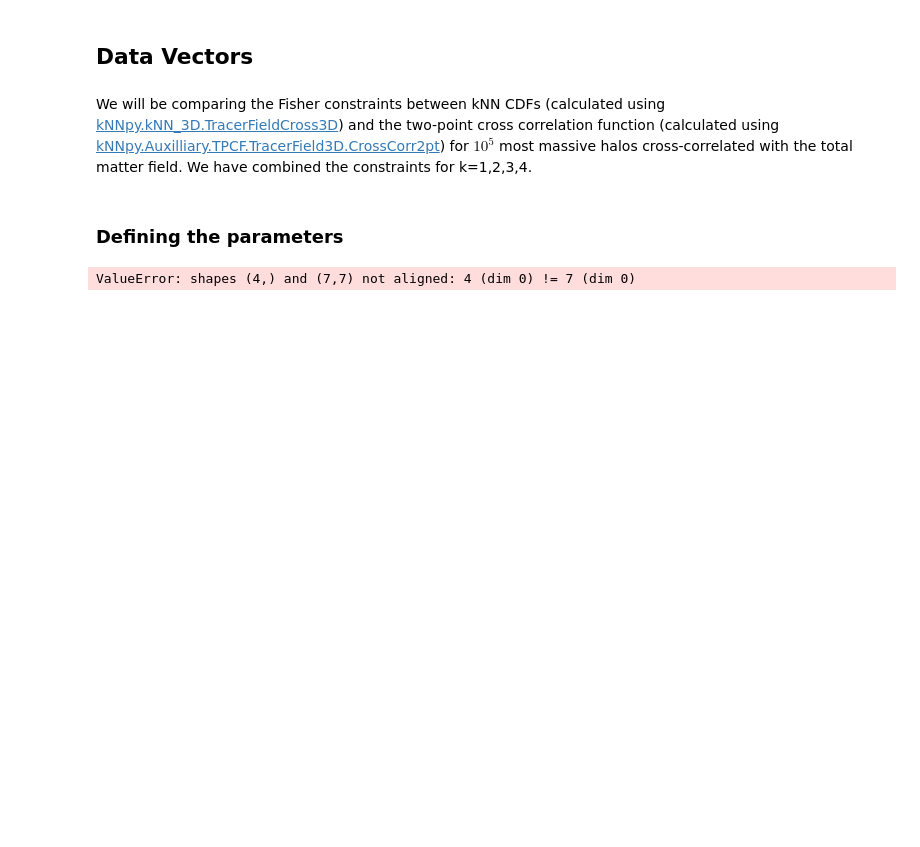
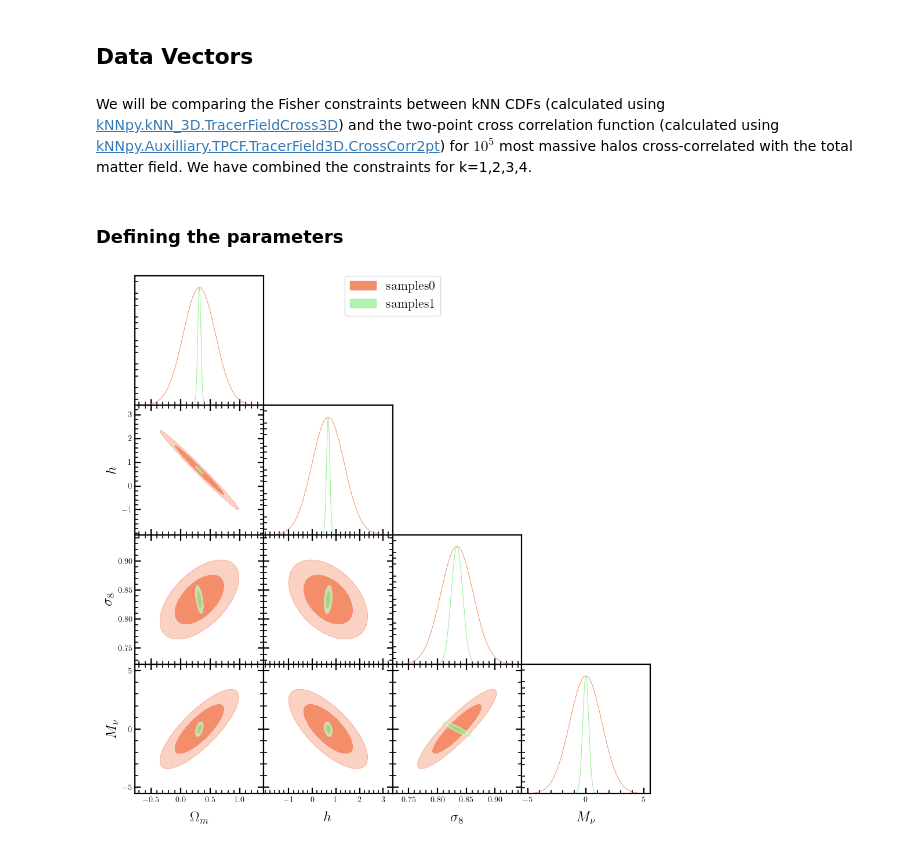
Before and after one commit to vikhyat108/kNNpy, a Jupyter notebook: Tutorials/Fisher_tutorial.ipynb, the cells around one changed output. Cells and saved outputs as stored; diff of their text form; code cells hidden in the pictures; blank space fills up the shorter version.

Commit message:
Completed the Fisher tutorial nb, and added a feature of creating the ND Gaussian to the function

```diff
--- a/Tutorials/Fisher_tutorial.ipynb
+++ b/Tutorials/Fisher_tutorial.ipynb
@@ -86,3 +87,11 @@ plt.rcParams["ytick.minor.size"] = 2*2
 
 DefaultColorCycle = plt.rcParams['axes.prop_cycle'].by_key()['color']
 BrightColors = ['cyan', 'yellow', 'lime', 'pink', '#E0B0FF']
+
+g = plots.get_subplot_plotter(width_inch=10)
+g.settings.linewidth = 1
+g.settings.axes_labelsize = 20
+g.settings.axes_fontsize = 12
+g.settings.legend_fontsize = 18
+g.settings.alpha_filled_add = 0.7
+plt.figure(dpi=400)
@@ -110,8 +122,12 @@ cov_matrix_2PCF=np.load('/data/Data/Arka_Data/2PCFs/Cov_Matrix.npy')
 der_matrix_kNN=np.load('/data/Data/Arka_Data/kNN-CDFs/derivative_matrix.npy')
 cov_matrix_kNN=np.load('/data/Data/Arka_Data/kNN-CDFs/Cov_Matrix.npy')
 n_cov=1000
-# %%
-F_2PCF=f.constructingFishermatrix(cov_matrix_2PCF, der_matrix_2PCF, n_cov)
-F_kNN=f.constructingFishermatrix(cov_matrix_kNN, der_matrix_kNN, n_cov)
-# %% [output]
-ValueError: shapes (4,) and (7,7) not aligned: 4 (dim 0) != 7 (dim 0)
+# %%
+F_2PCF, gauss_2PCF=f.constructingFishermatrix(cov_matrix_2PCF, der_matrix_2PCF, n_cov, mean, labels)
+F_kNN, gauss_kNN=f.constructingFishermatrix(cov_matrix_kNN, der_matrix_kNN, n_cov, mean, labels)
+# %%
+g.triangle_plot([gauss_2PCF, gauss_kNN], filled=[True, True],
+    line_args=[{'color': custom_cet[0]}, {'color': custom_cet[3]}],
+    contour_colors=[custom_cet[0], custom_cet[3]], contour_ls = ['-','-'])
+# %% [output]
+[figure, added]
```
Also changed, not shown: parts of 2 cells of this notebook, 1 other file.
